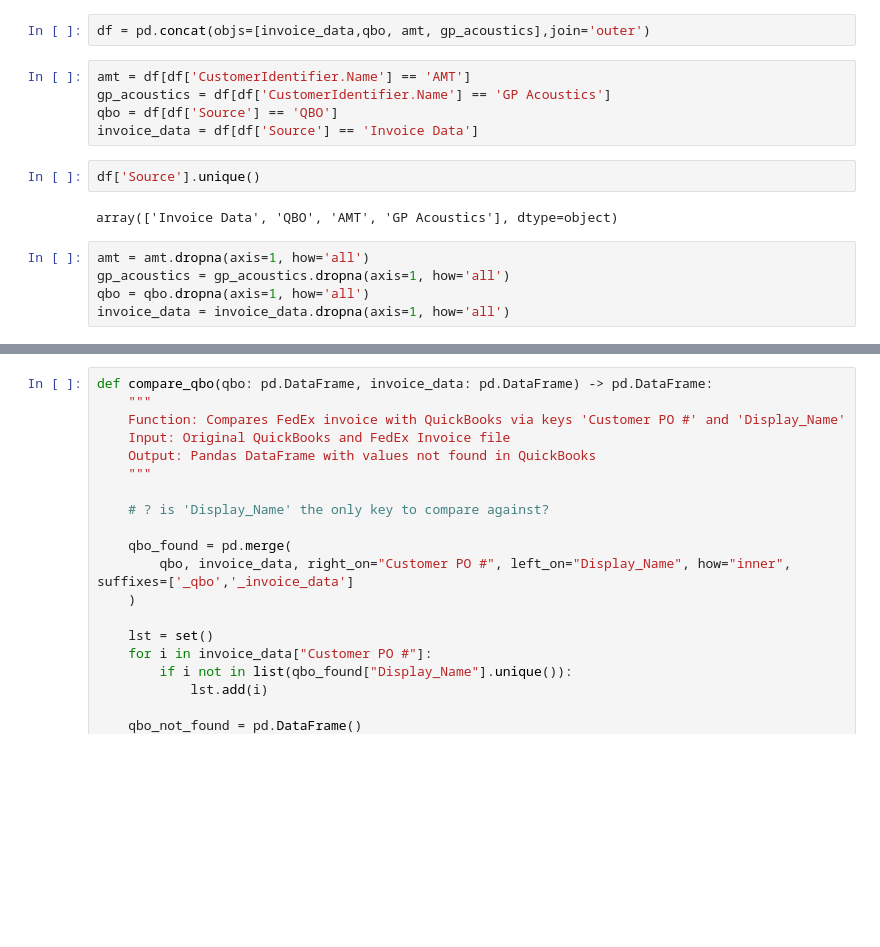
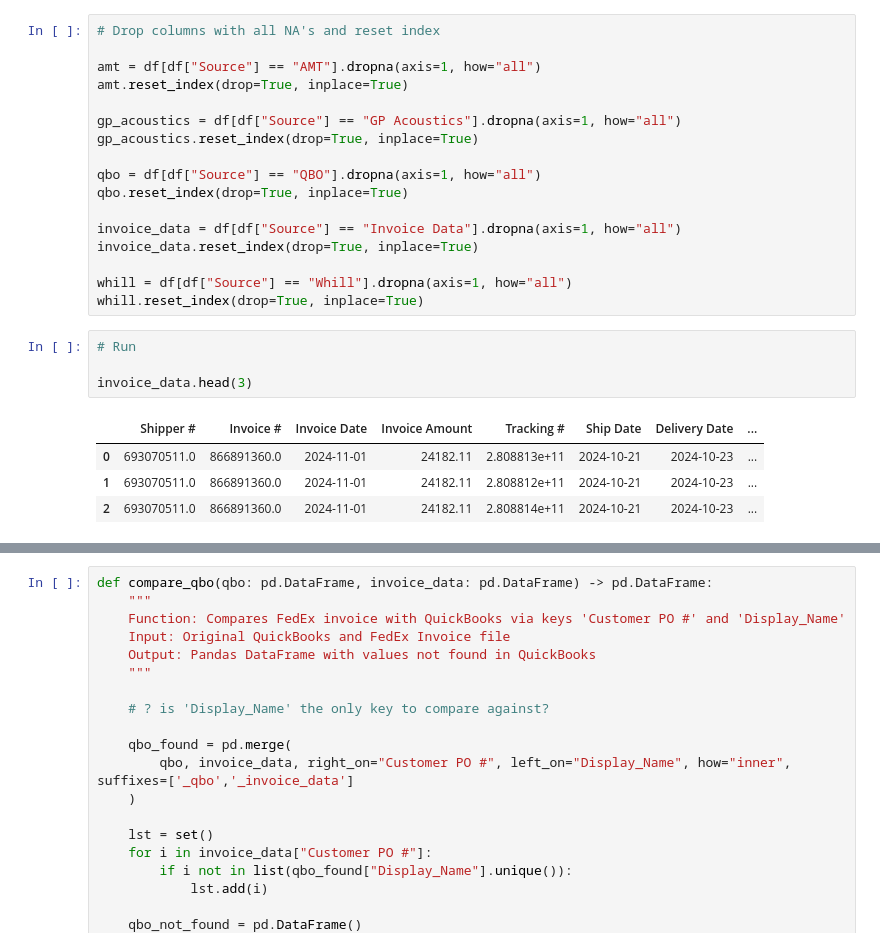
Before and after one commit to dsagher/Reconciliation-Project, a Jupyter notebook: py_files/pbi.ipynb, the cells around one changed output, grey strips where cells are left out. Drawn from its saved outputs; the diff is of its cells as text; blank space fills up the shorter version.

```diff
--- a/py_files/pbi.ipynb
+++ b/py_files/pbi.ipynb
@@ -49,16 +26,26 @@ gp_acoustics['Source'] = 'GP Acoustics'
-# %%
-df = pd.concat(objs=[invoice_data,qbo, amt, gp_acoustics],join='outer')
-# %%
-amt = df[df['CustomerIdentifier.Name'] == 'AMT']
-gp_acoustics = df[df['CustomerIdentifier.Name'] == 'GP Acoustics']
-qbo = df[df['Source'] == 'QBO']
-invoice_data = df[df['Source'] == 'Invoice Data']
-# %%
-df['Source'].unique()
-# %% [output]
-array(['Invoice Data', 'QBO', 'AMT', 'GP Acoustics'], dtype=object)
-# %%
-amt = amt.dropna(axis=1, how='all')
-gp_acoustics = gp_acoustics.dropna(axis=1, how='all')
-qbo = qbo.dropna(axis=1, how='all')
-invoice_data = invoice_data.dropna(axis=1, how='all')
+# %%
+# Drop columns with all NA's and reset index
+
+amt = df[df["Source"] == "AMT"].dropna(axis=1, how="all")
+amt.reset_index(drop=True, inplace=True)
+
+gp_acoustics = df[df["Source"] == "GP Acoustics"].dropna(axis=1, how="all")
+gp_acoustics.reset_index(drop=True, inplace=True)
+
+qbo = df[df["Source"] == "QBO"].dropna(axis=1, how="all")
+qbo.reset_index(drop=True, inplace=True)
+
+invoice_data = df[df["Source"] == "Invoice Data"].dropna(axis=1, how="all")
+invoice_data.reset_index(drop=True, inplace=True)
+
+whill = df[df["Source"] == "Whill"].dropna(axis=1, how="all")
+whill.reset_index(drop=True, inplace=True)
+# %%
+# Run
+
+invoice_data.head(3)
+# %% [output]
+|  | Shipper # | Invoice # | Invoice Date | Invoice Amount | Tracking # | Ship Date | Delivery Date | ... |
+| 0 | 693070511.0 | 866891360.0 | 2024-11-01 | 24182.11 | 2.808813e+11 | 2024-10-21 | 2024-10-23 | ... |
+| 1 | 693070511.0 | 866891360.0 | 2024-11-01 | 24182.11 | 2.808812e+11 | 2024-10-21 | 2024-10-23 | ... |
+| 2 | 693070511.0 | 866891360.0 | 2024-11-01 | 24182.11 | 2.808814e+11 | 2024-10-21 | 2024-10-23 | ... |
```
Also changed, not shown: parts of 61 cells of this notebook, 3 other files.
